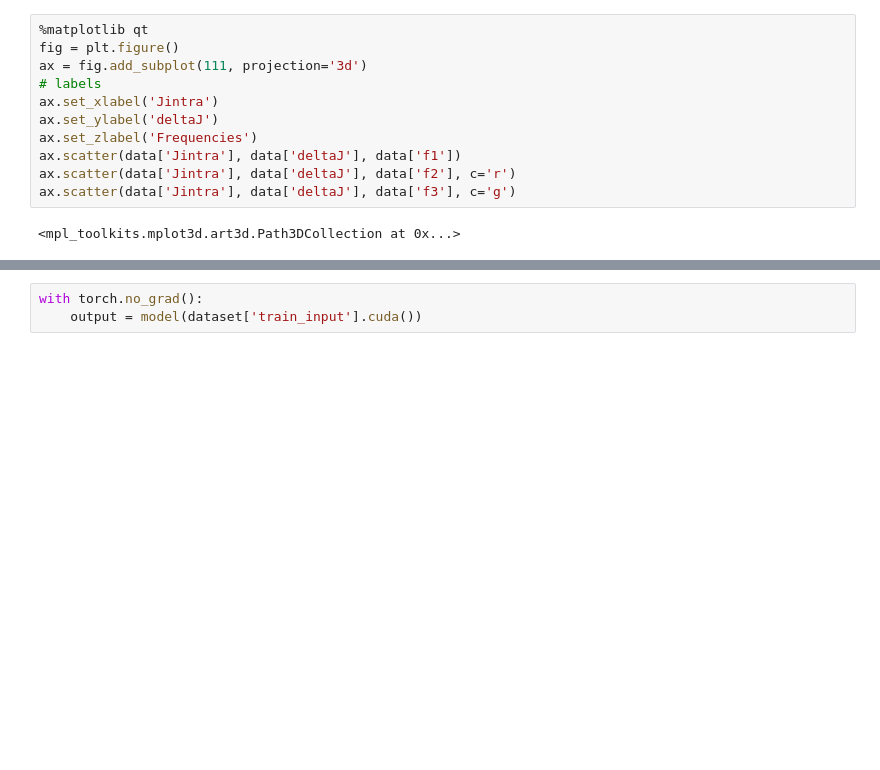
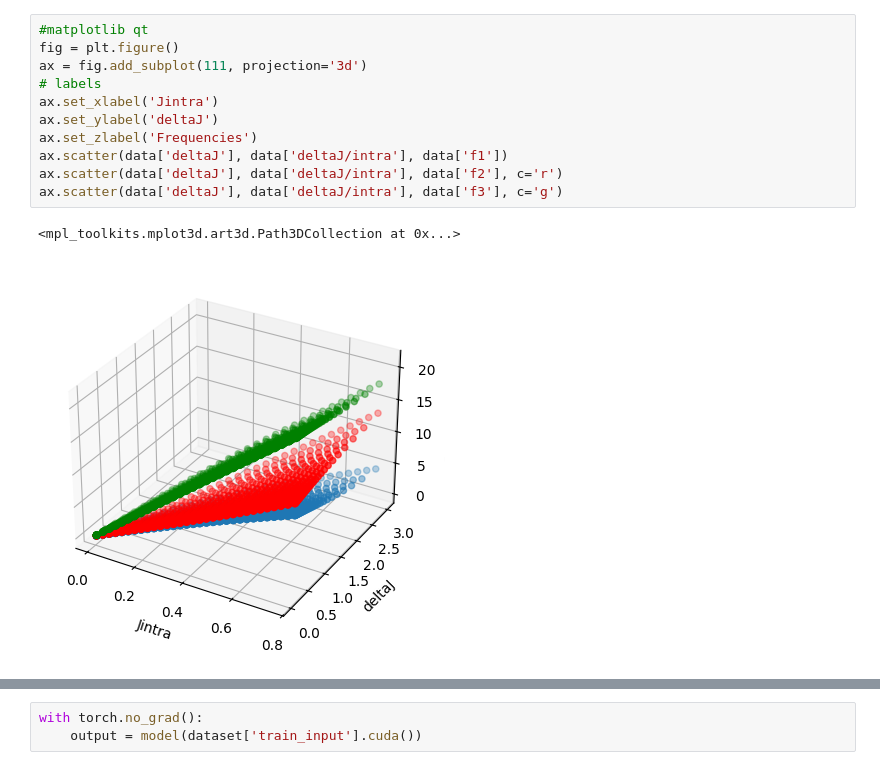
Before and after one commit to Alexankharin/NMRKan, a Jupyter notebook: notebooks/KharKAN.ipynb, the cells around one changed output, grey strips where cells are left out. Drawn from its saved outputs; the diff is of its cells as text; blank space fills up the shorter version.

```diff
--- a/notebooks/KharKAN.ipynb
+++ b/notebooks/KharKAN.ipynb
@@ -52,14 +166,15 @@ data["f3_analytical"]=freqs["f3_analytical"]
 # %%
-%matplotlib qt
+#matplotlib qt
 fig = plt.figure()
 ax = fig.add_subplot(111, projection='3d')
 # labels
 ax.set_xlabel('Jintra')
 ax.set_ylabel('deltaJ')
 ax.set_zlabel('Frequencies')
-ax.scatter(data['Jintra'], data['deltaJ'], data['f1'])
-ax.scatter(data['Jintra'], data['deltaJ'], data['f2'], c='r')
-ax.scatter(data['Jintra'], data['deltaJ'], data['f3'], c='g')
+ax.scatter(data['deltaJ'], data['deltaJ/intra'], data['f1'])
+ax.scatter(data['deltaJ'], data['deltaJ/intra'], data['f2'], c='r')
+ax.scatter(data['deltaJ'], data['deltaJ/intra'], data['f3'], c='g')
 # %% [output]
 <mpl_toolkits.mplot3d.art3d.Path3DCollection at 0x...>
+[figure, added]
 # %%
```
Also changed, not shown: parts of 24 cells of this notebook, 8 other files.
